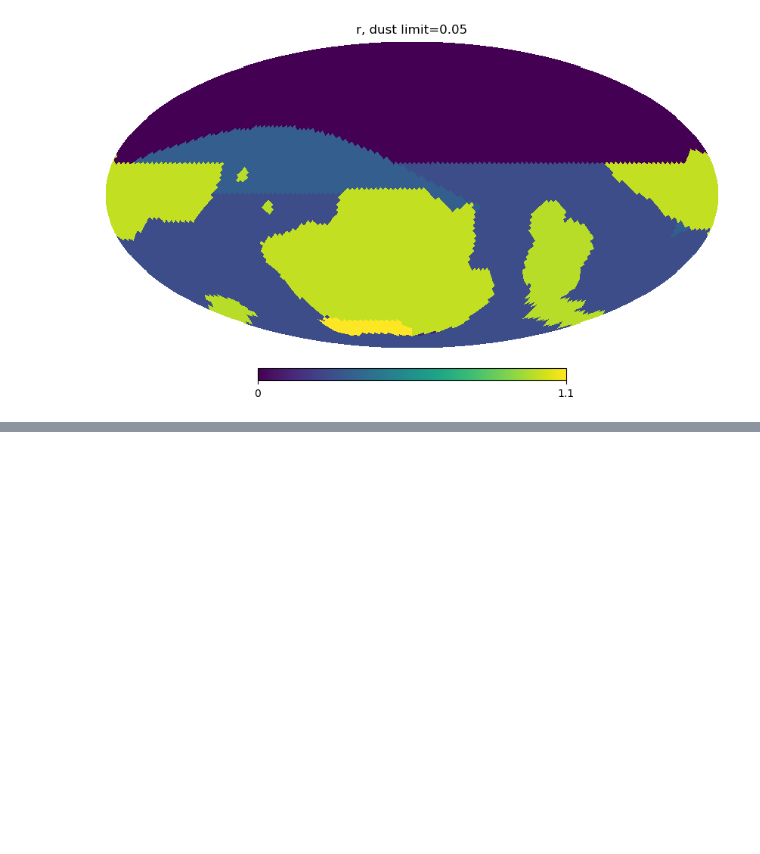
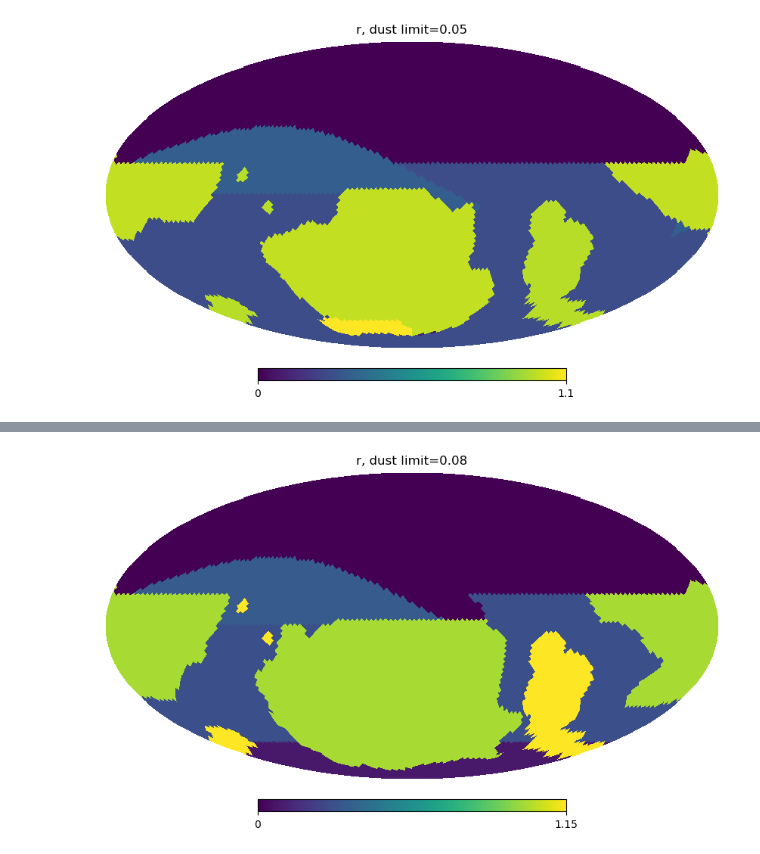
Before and after one commit to lsst-sims/sims_featureScheduler_runs5.3, a Jupyter notebook: shrink_fp/footprint_variations.ipynb, the cells around one changed output, grey strips where cells are left out. Saved outputs shown, nothing was run; the diff lists cells and outputs as text; code cells hidden in the pictures; blank space fills up the shorter version.

```diff
--- a/shrink_fp/footprint_variations.ipynb
+++ b/shrink_fp/footprint_variations.ipynb
@@ -53,0 +67,20 @@ df
+# %%
+dust_limits = [0.08]
+df_shrink = pd.DataFrame()
+for dust_limit in dust_limits:
+    sag = SmallerFootprint(dust_limit=dust_limit)
+    sky_maps, labels = sag.return_maps()
+
+    areas = {}
+    area = hp.nside2pixarea(nside, degrees=True)
+    label_int = np.zeros(hp.nside2npix(nside))
+    for i,label in enumerate(np.unique(labels)):
+        indx = np.where(labels == label)[0]
+        label_int[indx] = i
+        #print(i, label)
+        areas[str(label)] = float(indx.size *area)
+    temp = pd.DataFrame.from_dict(areas,orient="index", columns=[dust_limit])
+    df_shrink[dust_limit] = temp[dust_limit]
+    hp.mollview(sky_maps['r'], title='r, dust limit=%.2f' % dust_limit)
+# %% [output]
+[figure, added]
```
Also changed, not shown: parts of 6 cells of this notebook, 3 other files.
